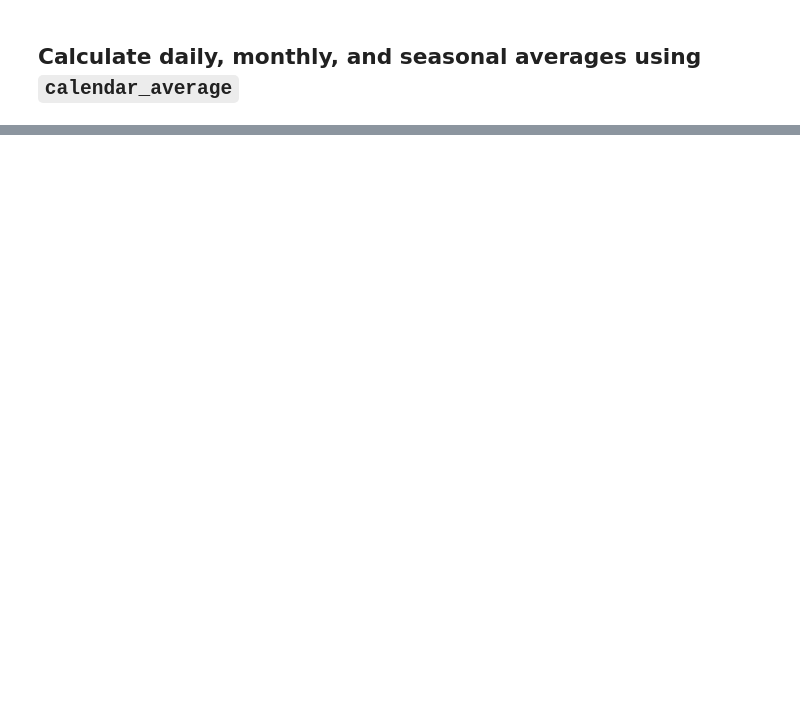
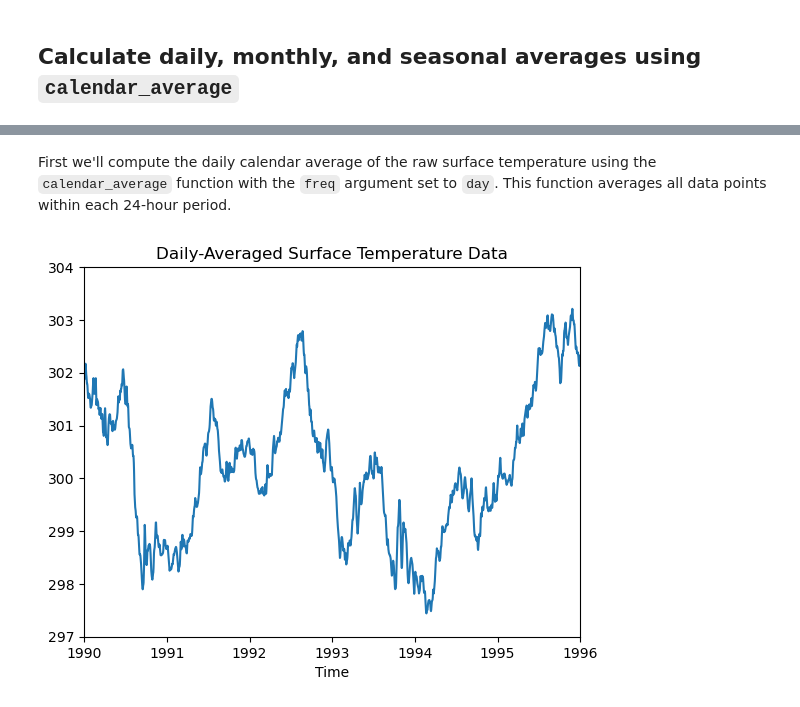
Before and after one commit to NCAR/geocat-comp, a Jupyter notebook: docs/examples/calendar_average.ipynb, the cells around one changed output, grey strips where cells are left out. Drawn from its saved outputs; the diff is of its cells as text; code cells hidden in the pictures; blank space fills up the shorter version.

```diff
--- a/docs/examples/calendar_average.ipynb
+++ b/docs/examples/calendar_average.ipynb
@@ -111,0 +49,19 @@ plt.show()
+# %% [markdown]
+First we'll compute the daily calendar average of the raw surface temperature using the `calendar_average` function with the `freq` argument set to `day`. This function averages all data points within each 24-hour period.
+# %%
+# Compute Daily
+daily = gc.calendar_average(temp, freq='day')
+
+time_num_day = cftime.date2num(daily.time, 'hours since 1990-01-01 00:00:00')
+
+# Plot
+plt.plot(time_num_day, daily.data)
+
+plt.xlim(tstart, tend)
+plt.xticks(ticks=range(tstart, tend + 1, 365 * 24), labels=range(1990, 1997));
+plt.ylim(297, 304)
+
+plt.title("Daily-Averaged Surface Temperature Data")
+plt.xlabel("Time");
+# %% [output]
+[figure, added]
```
Also changed, not shown: parts of 13 cells of this notebook, 1 other file.
